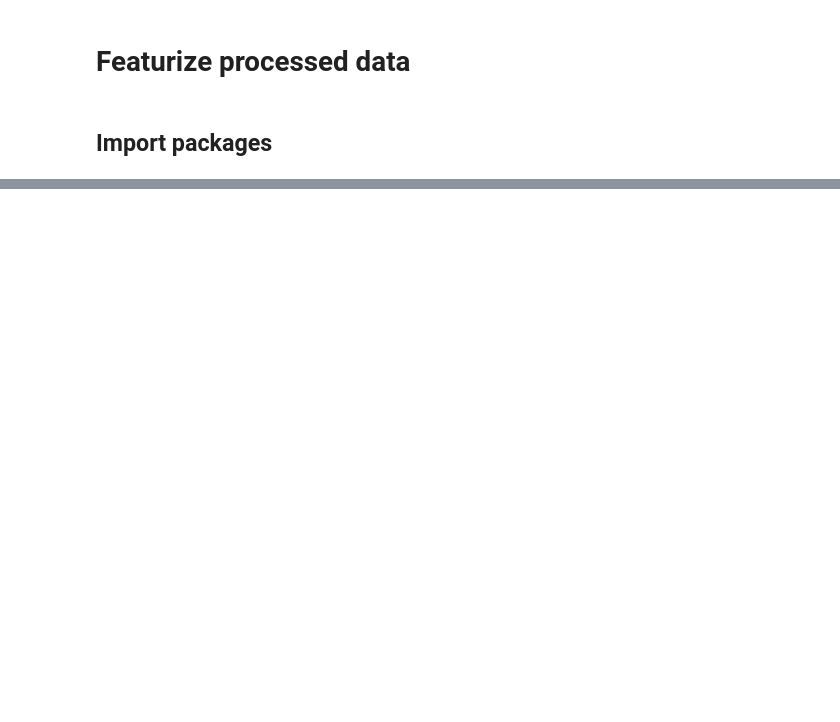
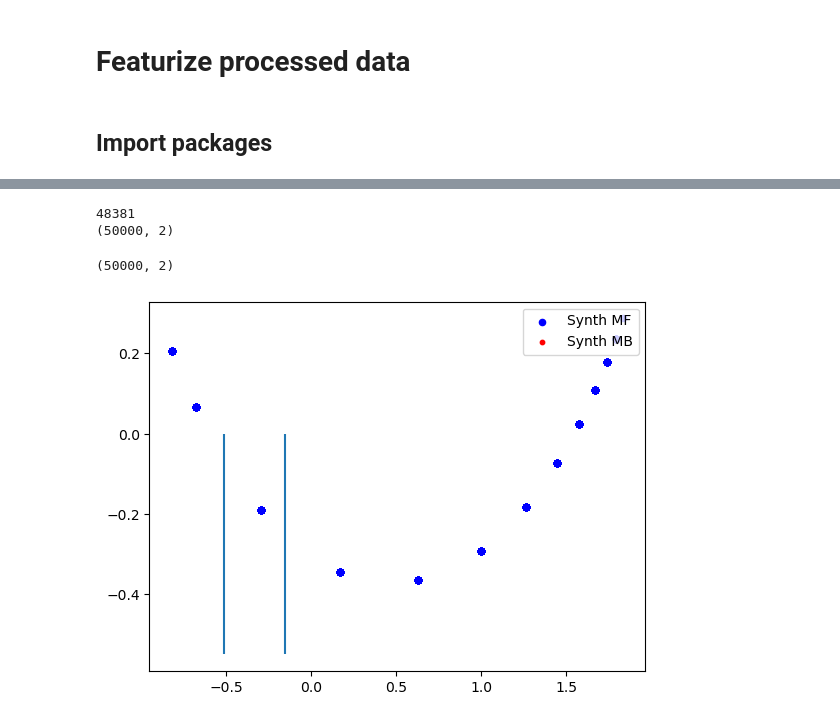
Before and after one commit to johnlyzhou/decision-making, a Jupyter notebook: notebooks/jlz-dev-featurize.ipynb, the cells around one changed output, grey strips where cells are left out. Cells and saved outputs as stored; diff of their text form; code cells hidden in the pictures; blank space fills up the shorter version.

```diff
--- a/notebooks/jlz-dev-featurize.ipynb
+++ b/notebooks/jlz-dev-featurize.ipynb
@@ -106,19 +179,37 @@ model = system.load_from_checkpoint(model_fname)
+# %%
+from sklearn.decomposition import PCA
+pca_x = np.squeeze(bigboy.sigmoid_parameters[bigboy.get_valid_idxs(boundary=50000)])[48381:]
+pca_x = normalize_features(pca_x)
+
+mb_pca = PCA(n_components=2)
+mb_pca.fit(pca_x)
+X_embedded_mse = pca.transform(pca_x)
+print(X_embedded_mse.shape)
+# %% [output]
+48381
+(50000, 2)
 # %%
-X_embedded_mse = torch.squeeze(model(torch.unsqueeze(torch.from_numpy(np.load(X_fname)).float(), 1))).detach().numpy()
+# X_embedded_mse = torch.squeeze(model(torch.unsqueeze(torch.from_numpy(np.load(X_fname)).float(), 1))).detach().numpy()
 print(X_embedded_mse.shape)
 
 plt.figure()
-mse_boundary = 24945
+mse_boundary = 50000
 
 mf = plt.scatter(X_embedded_mse[:mse_boundary, 0], X_embedded_mse[:mse_boundary, 1], color='blue', s=20)
 mb = plt.scatter(X_embedded_mse[mse_boundary:, 0], X_embedded_mse[mse_boundary:, 1], color='red', s=10)
+# real = plt.scatter(real_embed[:, 0], real_embed[:, 1], color='cyan', s=5)
 
 plt.legend((mf, mb), ('Synth MF', 'Synth MB'), loc='upper right')
 
-border = -0.25
-plt.vlines(border, -.55, -.2)
+l_border = -0.51
+r_border = -0.155
+
+plt.vlines([l_border, r_border], -.55, -0)
 
 plt.show()
+# %% [output]
+(50000, 2)
+[figure, added]
 # %%
 dim = 0
 print("% of MF that are over:", np.sum(X_embedded_mse[:mse_boundary, dim] > border) / X_embedded_mse[:mse_boundary, dim].size)
```
Also changed, not shown: parts of 22 cells of this notebook, 3 other files.
